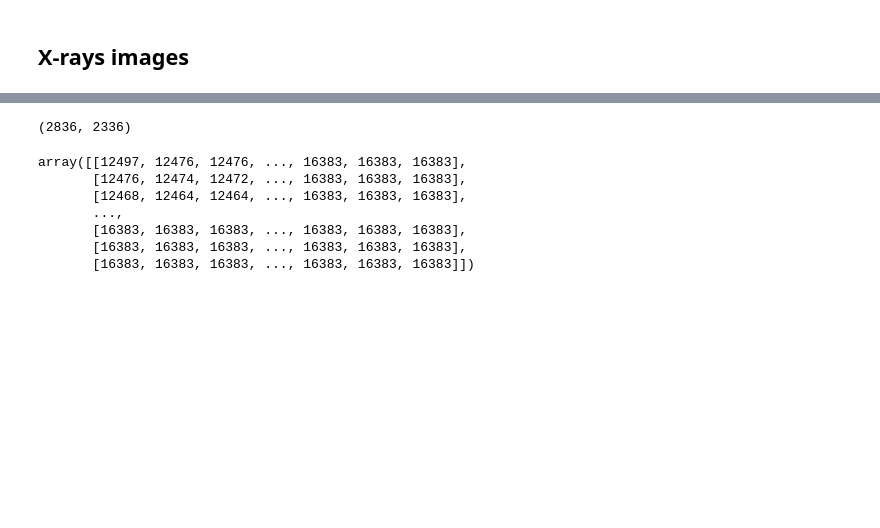
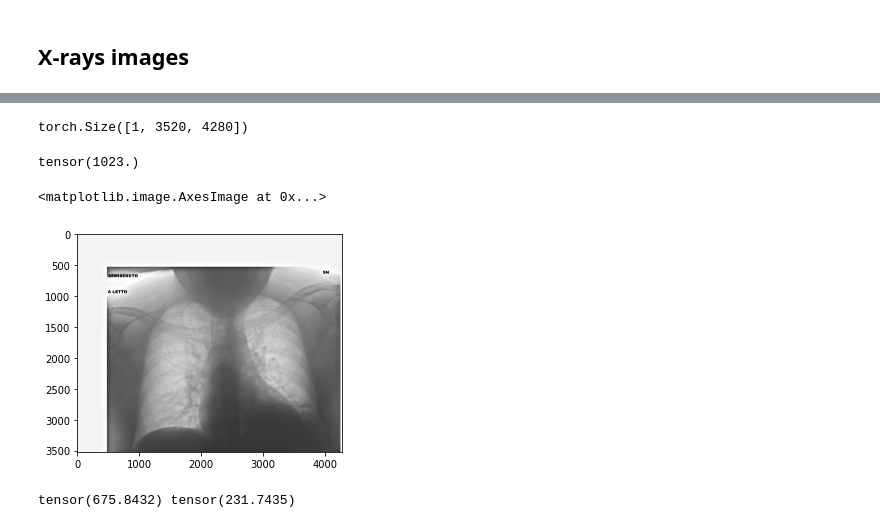
Before and after one commit to federico1-creator/covid-hackathon, a Jupyter notebook: pre-processing.ipynb, the cells around one changed output, grey strips where cells are left out. Saved outputs shown, nothing was run; the diff lists cells and outputs as text; code cells hidden in the pictures; blank space fills up the shorter version.

```diff
--- a/pre-processing.ipynb
+++ b/pre-processing.ipynb
@@ -77,18 +130,20 @@ open the different images
+# %%
+tran= transforms.Compose([
+    #transforms.ToPILImage(),
+    transforms.ToTensor()
+])
 # %%
-img= Image.open(r'TrainSet\TrainSet\P_833.png')
-print(img.size)
-img.show()
+img= Image.open(r'TrainSet\TrainSet\P_1.png')
+img= tran(img).float()
+img.shape
 # %% [output]
-(2836, 2336)
+torch.Size([1, 3520, 4280])
-# %%
-data = np.asarray(img)
-data.shape
-data
-# %% [output]
-array([[12497, 12476, 12476, ..., 16383, 16383, 16383],
-       [12476, 12474, 12472, ..., 16383, 16383, 16383],
-       [12468, 12464, 12464, ..., 16383, 16383, 16383],
-       ...,
-       [16383, 16383, 16383, ..., 16383, 16383, 16383],
-       [16383, 16383, 16383, ..., 16383, 16383, 16383],
-       [16383, 16383, 16383, ..., 16383, 16383, 16383]])
+# %%
+torch.max(img)
+# %% [output]
+tensor(1023.)
+# %%
+plt.imshow( img.permute(1, 2, 0), cmap='gray' )
+# %% [output]
+<matplotlib.image.AxesImage at 0x...>
+[figure, added]
@@ -94,0 +152,6 @@ array([[12497, 12476, 12476, ..., 16383, 16383, 16383],
+# %%
+mean= torch.mean(img)
+std= torch.std(img)
+print(mean, std)
+# %% [output]
+tensor(675.8432) tensor(231.7435)
```
Also changed, not shown: parts of 19 cells of this notebook, 4 other files.
